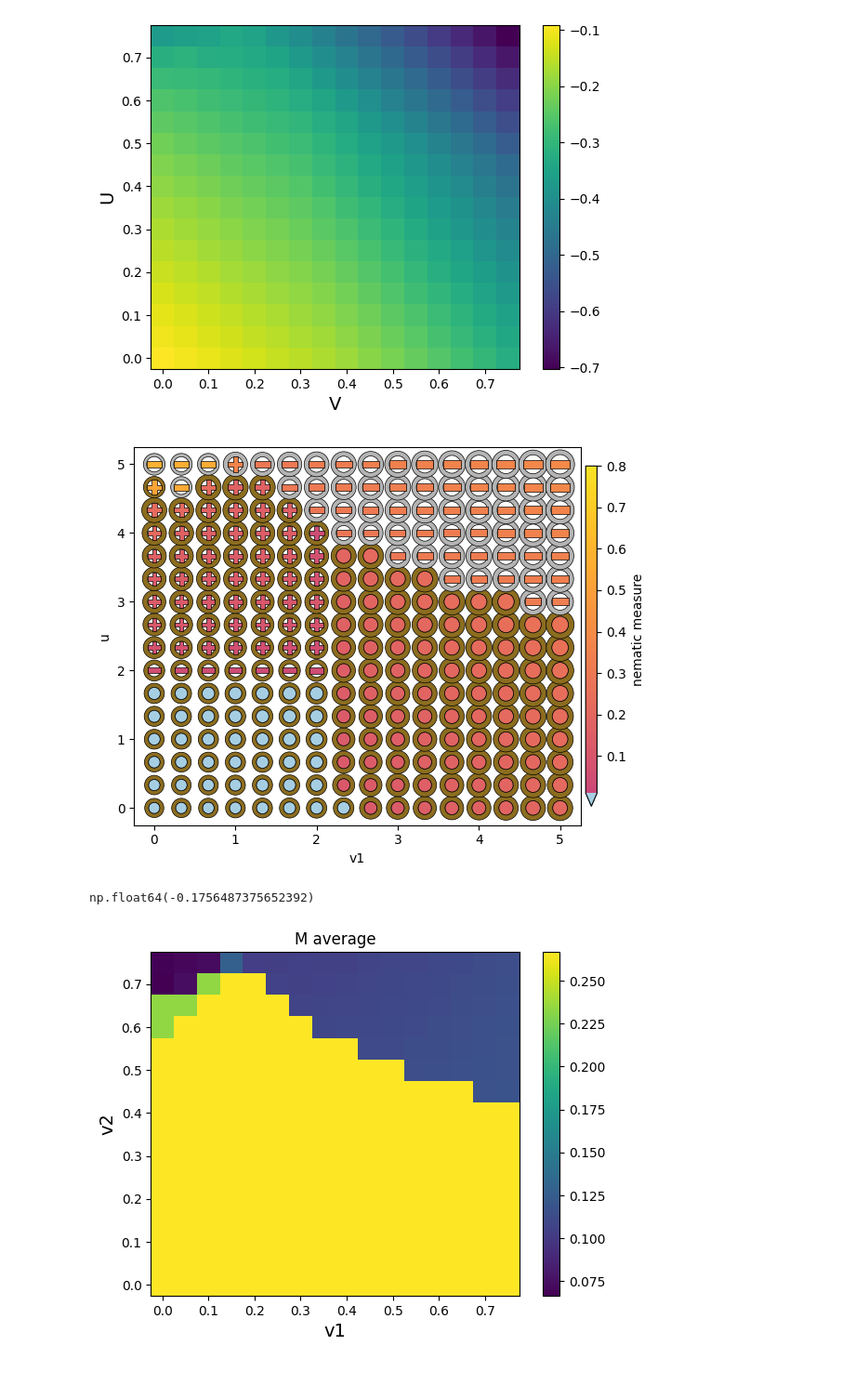
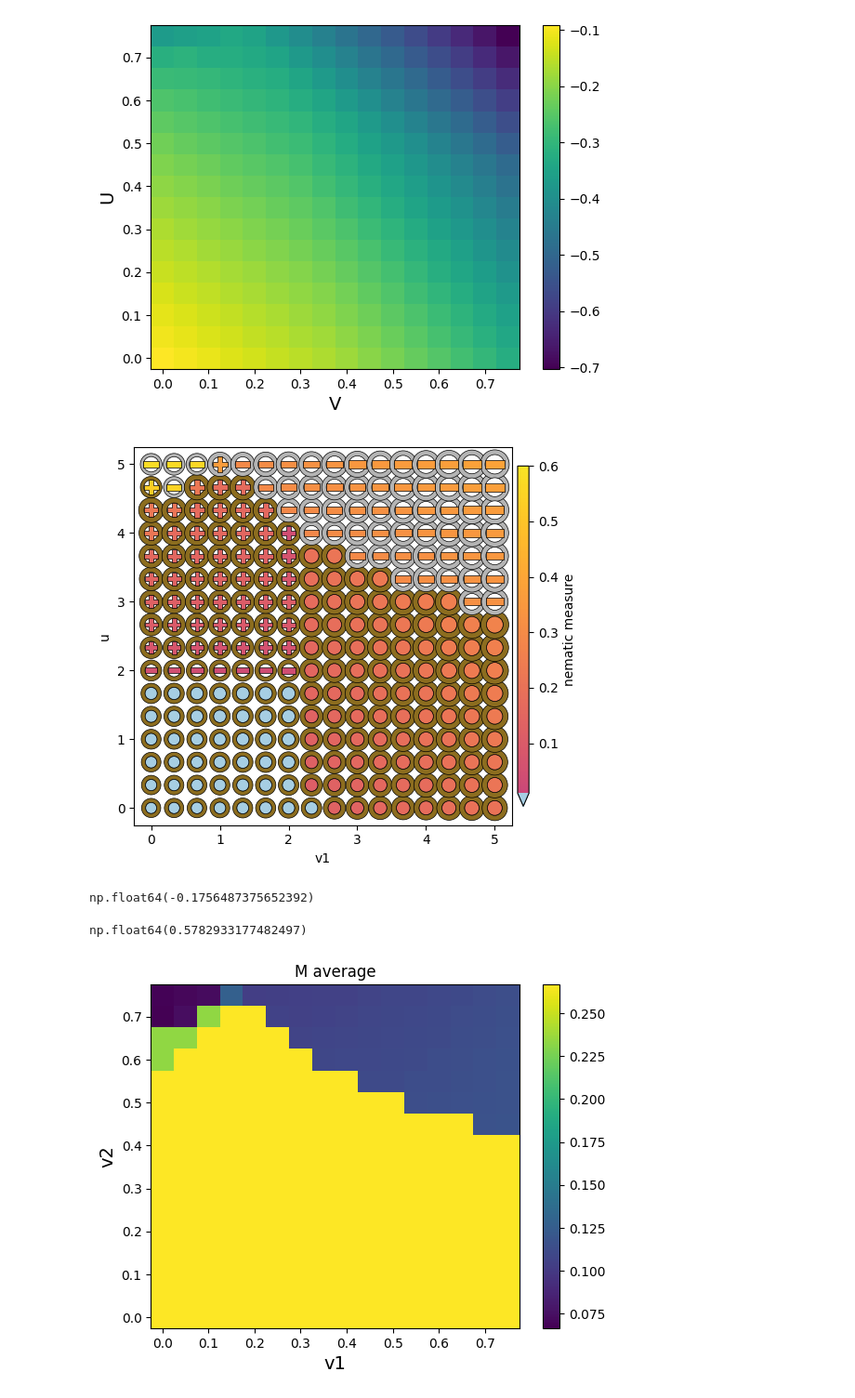
Before and after one commit to yumannhe/SCHF_auto_collinear, a Jupyter notebook: data_analysis/over_v/phase_diagram_filling_vhs_t_4em4_2_2_over_v1_v2_seed_121.ipynb, the cells around one changed output. Shown at 93% size. Cells and saved outputs as stored; diff of their text form; code cells hidden in the pictures.

```diff
--- a/data_analysis/over_v/phase_diagram_filling_vhs_t_4em4_2_2_over_v1_v2_seed_121.ipynb
+++ b/data_analysis/over_v/phase_diagram_filling_vhs_t_4em4_2_2_over_v1_v2_seed_121.ipynb
@@ -175,29 +175,33 @@ plt.colorbar()
 # %%
 from functions_parameters.phase_plot import PlotConfig, plot_phase_map
 
-CFG = PlotConfig(nem_vmax=0.8)
-# fig, ax = plt.subplots(constrained_layout=False)
-fig, ax = plt.subplots()
+CFG = PlotConfig(nem_vmax=0.6)
+fig, ax = plt.subplots(constrained_layout=False)
+# fig, ax = plt.subplots()
 plot_phase_map(
     fig,
     ax,
     v1_mesh/0.15, v2_mesh/0.15,
     sorted_ground_state_e/4,               # [...,0] read inside
     nematic_measure,
     ts_check, f_phase,
     f_max_measure,                       # or f_measure if you prefer mean
     cfg=CFG,
 )
 ax.set_xlabel("v1")
 ax.set_ylabel("u")
-# ax.set_box_aspect(1)
+ax.set_box_aspect(1)
 plt.tight_layout(); plt.show()
 # %% [output]
-[figure, old version]
+[figure, new version]
 # %%
 np.min(sorted_ground_state_e[:,:,0]/4)
 # %% [output]
 np.float64(-0.1756487375652392)
+# %%
+np.max(nematic_measure)
+# %% [output]
+np.float64(0.5782933177482497)
 # %%
 plt.pcolormesh(v1_mesh, v2_mesh, f_measure)
 plt.colorbar()
```
Also changed, not shown: 3 other files.
